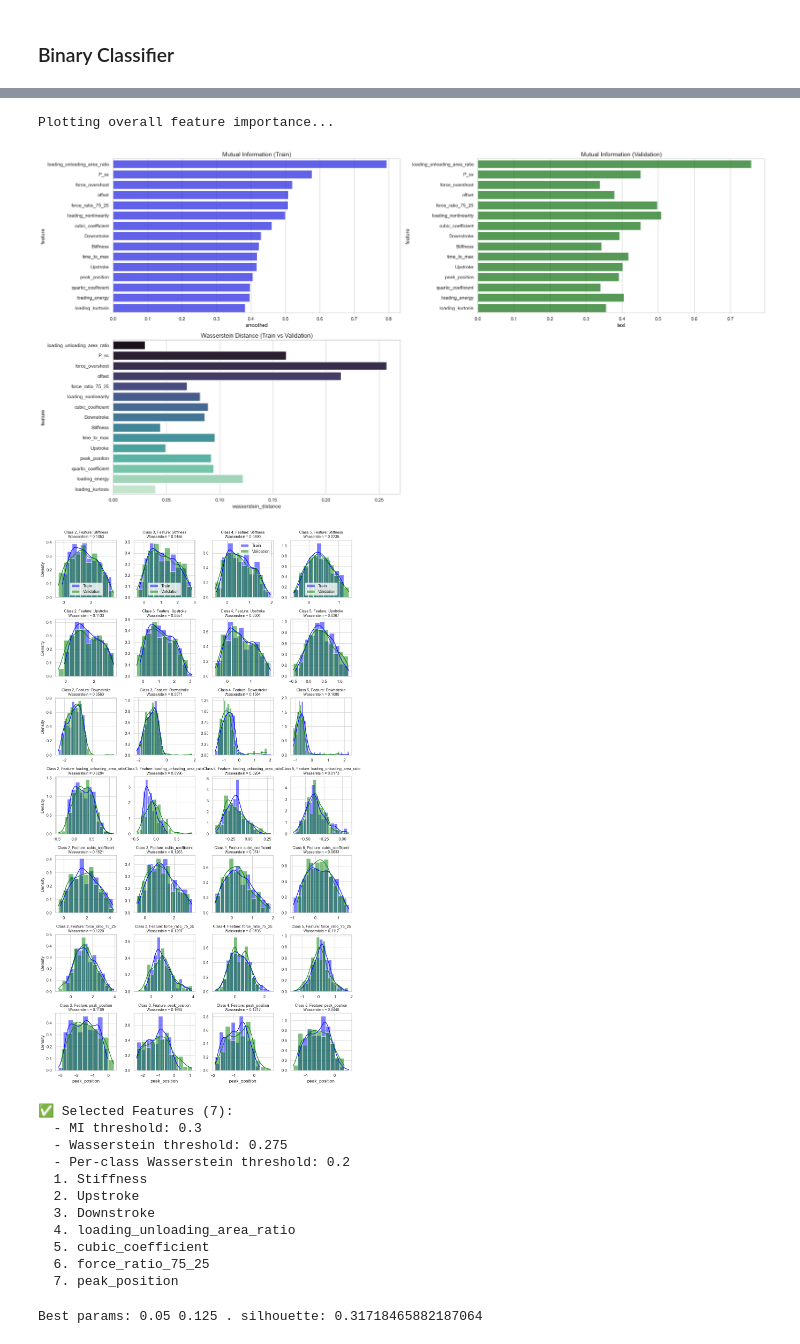
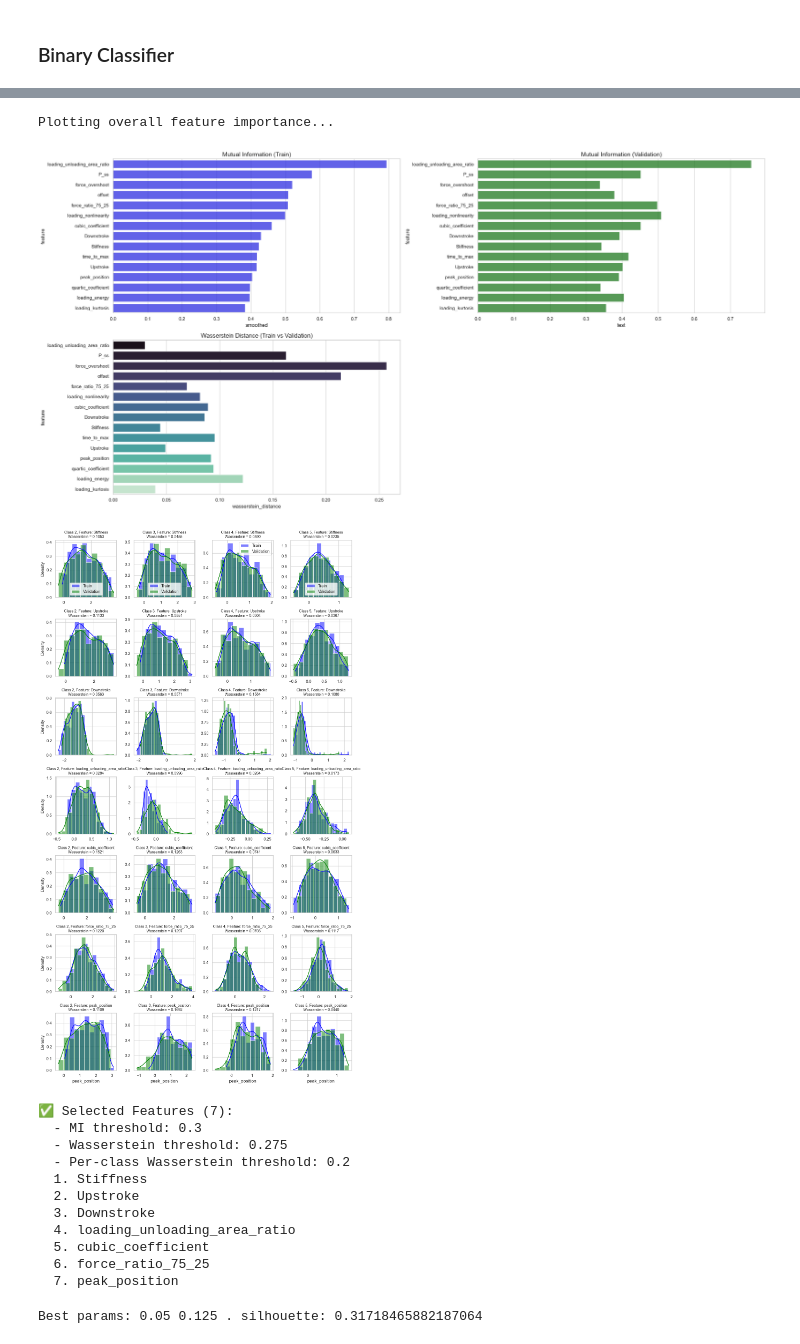
Before and after one commit to ivanbrillo/ArtificialTouch, a Jupyter notebook: DataTable6.ipynb, the cells around one changed output, grey strips where cells are left out. Cells and saved outputs as stored; diff of their text form; code cells hidden in the pictures.

```diff
--- a/DataTable6.ipynb
+++ b/DataTable6.ipynb
@@ -47,4 +58,8 @@ feature_list_3 = feature_list = [x for x in feature_list2 + ['stiffness_to_relax
 # feature_list = ['poly4_coef4', 'poly4_coef3', 'poly5_coef0', 'loading_unloading_area_ratio', 'Stiffness', 'quartic_coefficient', 'Upstroke']
+# %%
+data_train['peak_position'] = - data_train['peak_position']
+data_test['peak_position'] = - data_test['peak_position']
+data_validation['peak_position'] = - data_validation['peak_position']
 # %% [markdown]
 ### SPATIAL SMOOTHING
 # %%
@@ -308,18 +305,6 @@ X_validation_scaled = pd.DataFrame(X_validation_scaled, columns=feature_list, in
 X_test_scaled = scaler_test.fit_transform(X_test_selected)
 X_test_scaled = pd.DataFrame(X_test_scaled, columns=feature_list, index=X_test_selected.index)
 # %%
-import numpy as np
-import pandas as pd
-import matplotlib.pyplot as plt
-import seaborn as sns
-from scipy.stats import wasserstein_distance, ks_2samp
-from sklearn.feature_selection import mutual_info_classif
-from sklearn.metrics import pairwise_distances
-import warnings
-
-warnings.filterwarnings('ignore')
-
-
 def calculate_mutual_info(X_data, y_data, feature_list, random_state=42):
     """Calculate mutual information scores for features."""
     return mutual_info_classif(X_data[feature_list], y_data, random_state=random_state)
@@ -394,7 +379,7 @@ def plot_feature_importance(mi_df, metrics_df, figsize=(24, 12)):
 
     # Plot Wasserstein Distance only
     sns.barplot(x='wasserstein_distance', y='feature', data=merged_df.head(15),
-                palette='mako', ax=axes[1, 0])
+                palette='mako', ax=axes[1, 0], hue='feature')
     axes[1, 0].set_title('Wasserstein Distance (Train vs Validation)', fontsize=14)
 
     # Turn off the unused subplot
@@ -540,34 +525,34 @@ def find_best_features(X_train_scaled, y_train, X_validation_scaled, y_validatio
         print(f"\n✅ Selected Features ({len(selected_features)}):")
         print(f"  - MI threshold: {mi_threshold}")
         print(f"  - Wasserstein threshold: {wasserstein_threshold}")
         if class_wasserstein_threshold is not None:
             print(f"  - Per-class Wasserstein threshold: {class_wasserstein_threshold}")
 
         if len(selected_features) > 0:
             for i, feature in enumerate(selected_features, 1):
                 print(f"  {i}. {feature}")
         else:
             print("  No features met all criteria. Consider relaxing thresholds.")
 
     return selected_features
 
 
 selected_features = find_best_features(
     X_train_scaled=X_train_scaled,
     y_train=y_train,
     X_validation_scaled=X_validation_scaled,
     y_validation=y_validation,
     feature_list=feature_list_3,
     selected_classes=[2, 3, 4, 5],
     mi_threshold=0.3,
     wasserstein_threshold=0.275,
     class_wasserstein_threshold=0.2,
     plot=True
 )
 # %% [output]
 Plotting overall feature importance...
 [figure]
-[figure, old version]
+[figure, new version]
 ✅ Selected Features (7):
   - MI threshold: 0.3
   - Wasserstein threshold: 0.275
```
Also changed, not shown: parts of 18 cells of this notebook, 1 other file.
